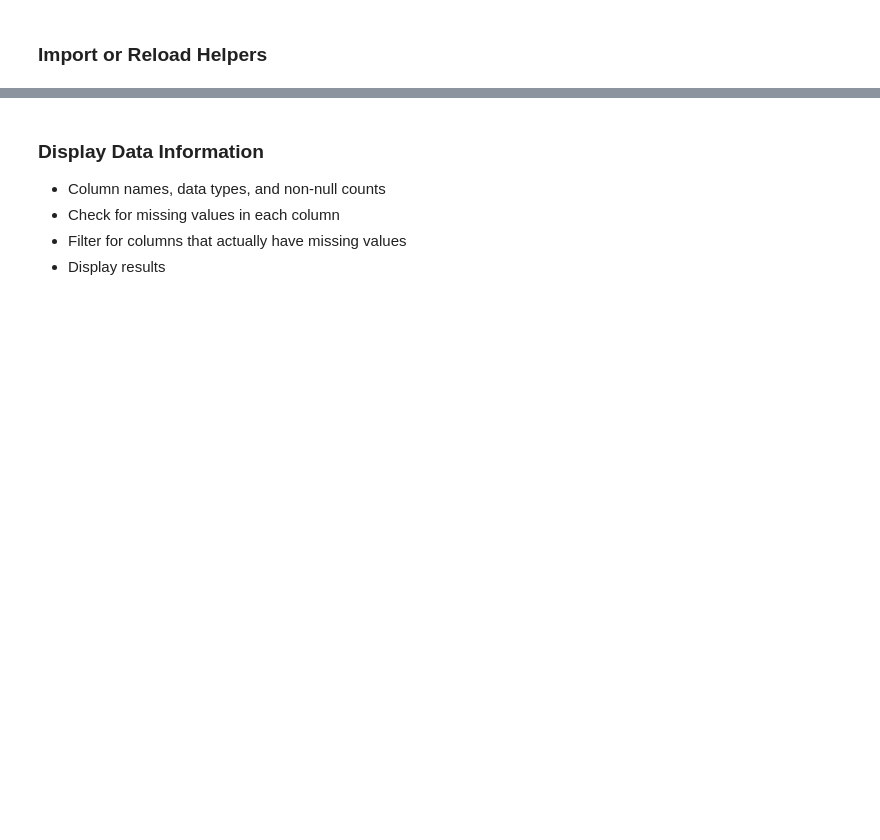
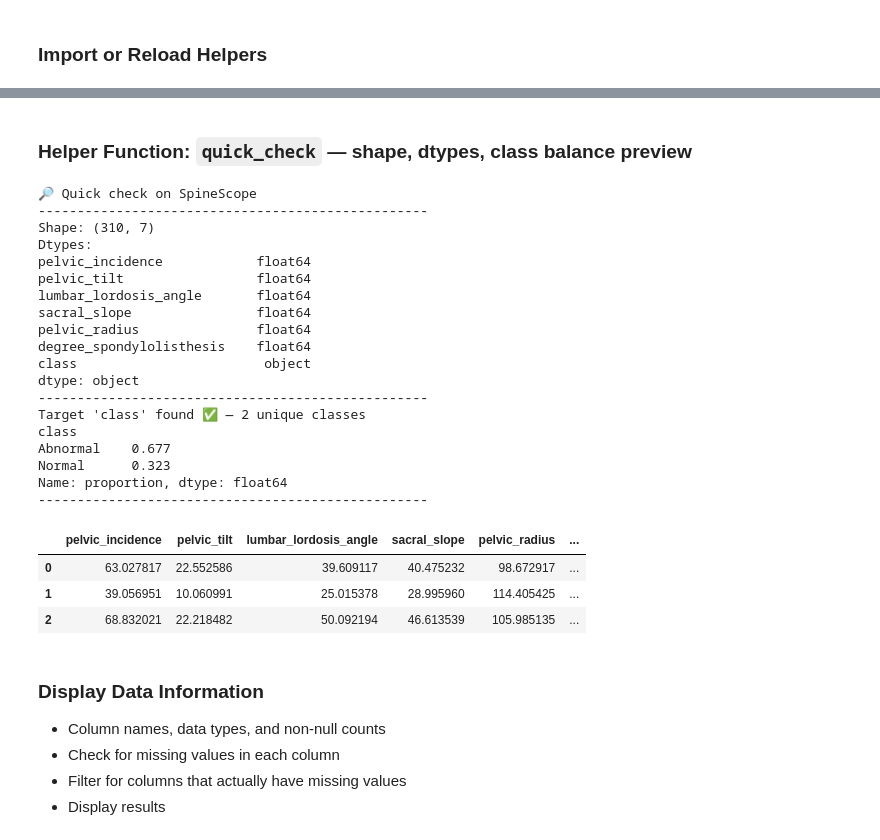
Before and after one commit to jackiecwv/SDS-CP033-spinescope, a Jupyter notebook: submissions/team-members/jackie-vescio/SpineScope_Project/notebooks/SpineScope_Updated_8-17-2025.ipynb, the cells around one changed output, grey strips where cells are left out. Cells and saved outputs as stored; diff of their text form; code cells hidden in the pictures; blank space fills up the shorter version.

```diff
--- a/submissions/team-members/jackie-vescio/SpineScope_Project/notebooks/SpineScope_Updated_8-17-2025.ipynb
+++ b/submissions/team-members/jackie-vescio/SpineScope_Project/notebooks/SpineScope_Updated_8-17-2025.ipynb
@@ -131,3 +186,64 @@ Dataset shape: (310, 7)
+# %% [markdown]
+### **Helper Function: `quick_check` — shape, dtypes, class balance preview**
+# %%
+def quick_check(df, name="DF", target=None):
+    """
+    Lightweight data sanity check:
+    - Shows shape, dtypes, and preview.
+    - If target is provided but missing, warn instead of error.
+    """
+    import pandas as pd
+    from IPython.display import display
+
+    print(f"🔎 Quick check on {name}")
+    print("-" * 50)
+    print(f"Shape: {df.shape}")
+    print("Dtypes:")
+    print(df.dtypes)
+    print("-" * 50)
+
+    # Optional target checks (warn, don't fail)
+    if target is not None:
+        if target in df.columns:
+            n_classes = df[target].nunique(dropna=True)
+            print(f"Target '{target}' found ✅ — {n_classes} unique classes")
+            try:
+                print(df[target].value_counts(normalize=True).round(3))
+            except Exception:
+                pass
+        else:
+            print(f"⚠️ Warning: Target column '{target}' not found in columns: {list(df.columns)}")
+    else:
+        print("No target specified.")
+
+    print("-" * 50)
+    display(df.head(3))
+# %%
+quick_check(df, name="SpineScope", target="class")
+# %% [output]
+🔎 Quick check on SpineScope
+--------------------------------------------------
+Shape: (310, 7)
+Dtypes:
+pelvic_incidence            float64
+pelvic_tilt                 float64
+lumbar_lordosis_angle       float64
+sacral_slope                float64
+pelvic_radius               float64
+degree_spondylolisthesis    float64
+class                        object
+dtype: object
+--------------------------------------------------
+Target 'class' found ✅ — 2 unique classes
+class
+Abnormal    0.677
+Normal      0.323
+Name: proportion, dtype: float64
+--------------------------------------------------
+|  | pelvic_incidence | pelvic_tilt | lumbar_lordosis_angle | sacral_slope | pelvic_radius | ... |
+| 0 | 63.027817 | 22.552586 | 39.609117 | 40.475232 | 98.672917 | ... |
+| 1 | 39.056951 | 10.060991 | 25.015378 | 28.995960 | 114.405425 | ... |
+| 2 | 68.832021 | 22.218482 | 50.092194 | 46.613539 | 105.985135 | ... |
 # %% [markdown]
 ### **Display Data Information**
 - Column names, data types, and non-null counts
```
Also changed, not shown: parts of 22 cells of this notebook, 2 other files.
